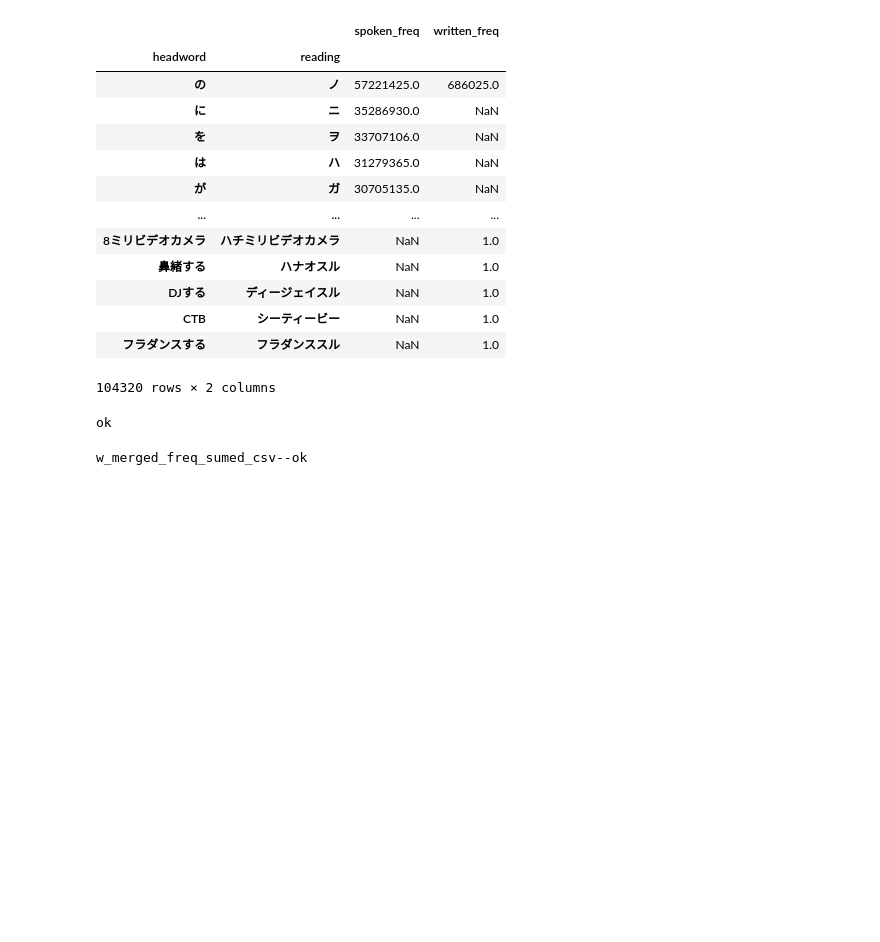
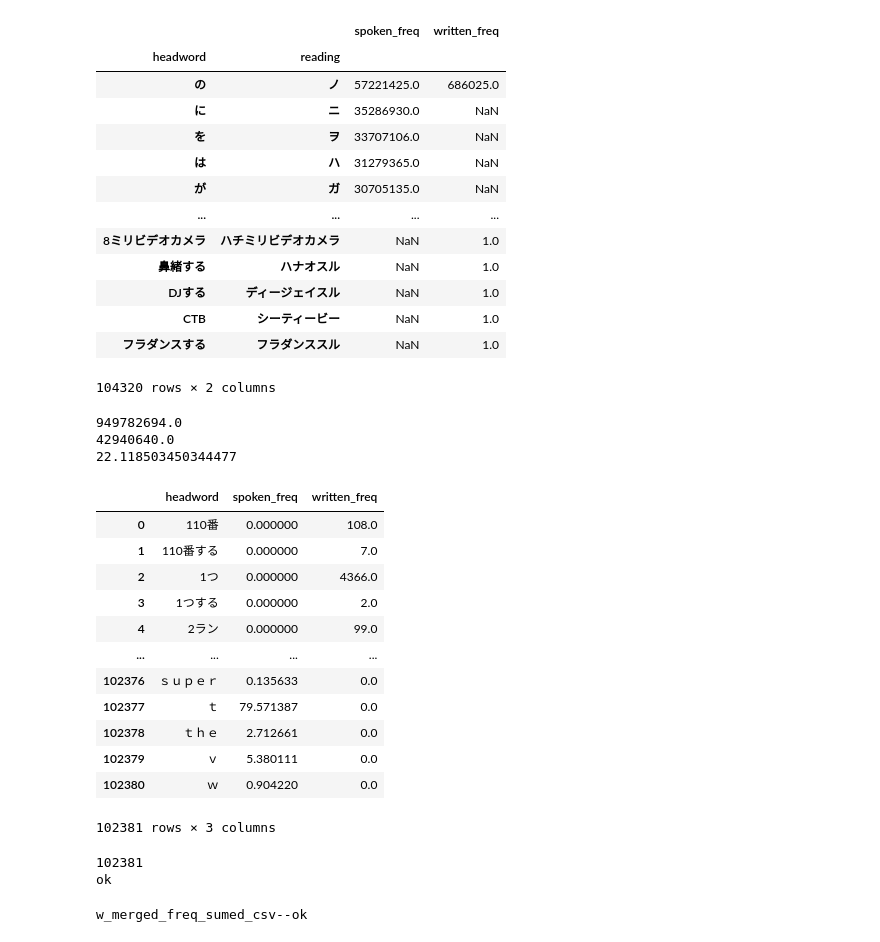
Before and after one commit to hopensic/python-notebooks, a Jupyter notebook: ja_dict_merge.ipynb, the cells around one changed output. Saved outputs shown, nothing was run; the diff lists cells and outputs as text; code cells hidden in the pictures; blank space fills up the shorter version.

```diff
--- a/ja_dict_merge.ipynb
+++ b/ja_dict_merge.ipynb
@@ -151,12 +153,90 @@ df_merged2
 | CTB | シーティービー | NaN | 1.0 |
 | フラダンスする | フラダンススル | NaN | 1.0 |
 104320 rows × 2 columns
+# %%
+sum_spoken_freq = df_merged2["spoken_freq"].sum()
+sum_written_freq = df_merged2["written_freq"].sum()
+p(sum_spoken_freq)
+p(sum_written_freq)
+# 作标准化处理 ，统计计算每4294,0640的词频
+base_spoken_rate = sum_spoken_freq / sum_written_freq
+# base_written_rate = sum_written_freq/10000000
+p(base_spoken_rate)
+# p(base_written_rate)
+# %% [output]
+949782694.0
+42940640.0
+22.118503450344477
+# %%
+"""
+2400词汇跟，合并后的书面语和口语的词频表进行左连接，用new_chinese进行连接
+
+"""
+
+
+df_spoken_written_freq_headword = (
+    df_merged2.groupby("headword")[["spoken_freq", "written_freq"]].sum().reset_index()
+)
+
+# 对词频做标准化处理
+df_spoken_written_freq_headword["spoken_freq"] = (
+    df_spoken_written_freq_headword["spoken_freq"]
+    / base_spoken_rate
+)
+
+
+df_spoken_written_freq_headword
+
+
+
+
+# 先用word进行连接
+# t1 = pd.merge(df_w_word_2400_without_guide_csv,df_spoken_written_freq_headword,left_on='word',right_on='headword',how='left')
+# t1_renamed = t1.rename(columns={'spoken_freq': 'word_spoken_freq', 'written_freq': 'word_written_freq','headword':'word_headword'})
+# 再用chinese进行连接
+# t2 = pd.merge(t1_renamed,df_spoken_written_freq_headword,left_on='chinese',right_on='headword',how='left')
+# t2_renamed = t2.rename(columns={'spoken_freq': 'chinese_spoken_freq', 'written_freq': 'chinese_written_freq','headword':'chinese_headword'})
+
+# t1 = pd.merge(
+#     df_w_word_2400_without_guide_csv,
+#     df_spoken_written_freq_headword,
+#     left_on="new_chinese",
+#     right_on="headword",
+#     how="left",
+# )
+
+
+# to_csv_sig(t1, "d:/tmp/a.csv")
+# p("ok")
+# %% [output]
+|  | headword | spoken_freq | written_freq |
+| 0 | 110番 | 0.000000 | 108.0 |
+| 1 | 110番する | 0.000000 | 7.0 |
+| 2 | 1つ | 0.000000 | 4366.0 |
+| 3 | 1つする | 0.000000 | 2.0 |
+| 4 | 2ラン | 0.000000 | 99.0 |
+| ... | ... | ... | ... |
+| 102376 | ｓｕｐｅｒ | 0.135633 | 0.0 |
+| 102377 | ｔ | 79.571387 | 0.0 |
+| 102378 | ｔｈｅ | 2.712661 | 0.0 |
+| 102379 | ｖ | 5.380111 | 0.0 |
+| 102380 | ｗ | 0.904220 | 0.0 |
+102381 rows × 3 columns
 # %%
 result = df_merged2.groupby('headword')[['spoken_freq',
                                          'written_freq']].sum().reset_index()
-to_csv_sig(result, 'd:/tmp/a.csv')
+
+result["cnt"] = result.groupby(
+    ["headword"]).transform("size")
+
+headword_set = set(result['headword'])
+p(len(headword_set))
+
+
+to_csv_sig(result, 'd:/tmp/merged_sum.csv')
 p('ok')
 # %% [output]
+102381
 ok
 # %%
 df_merged = pd.concat([df_spoken, df_written], axis=1, join="outer")
```
Also changed, not shown: parts of 2 cells of this notebook, 5 other files.
